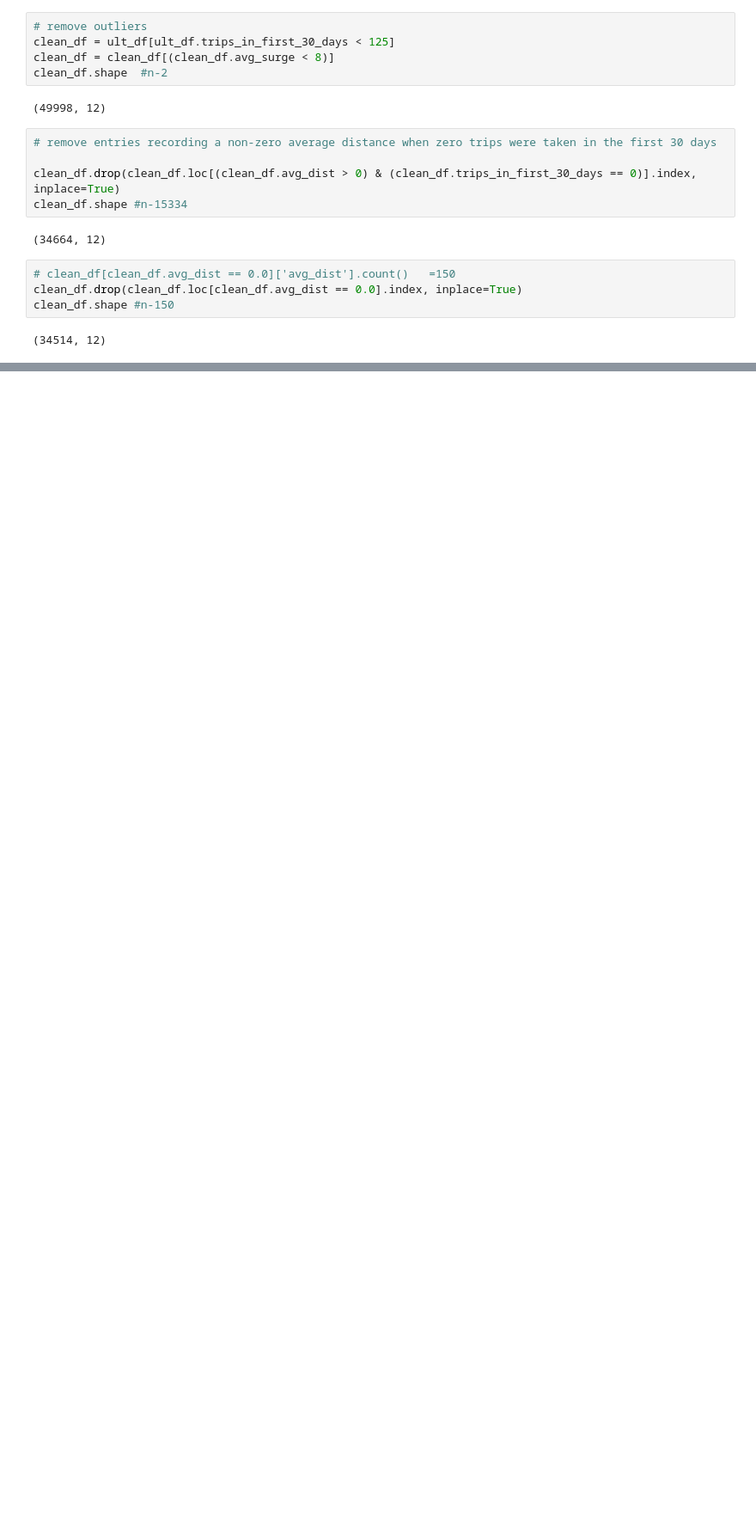
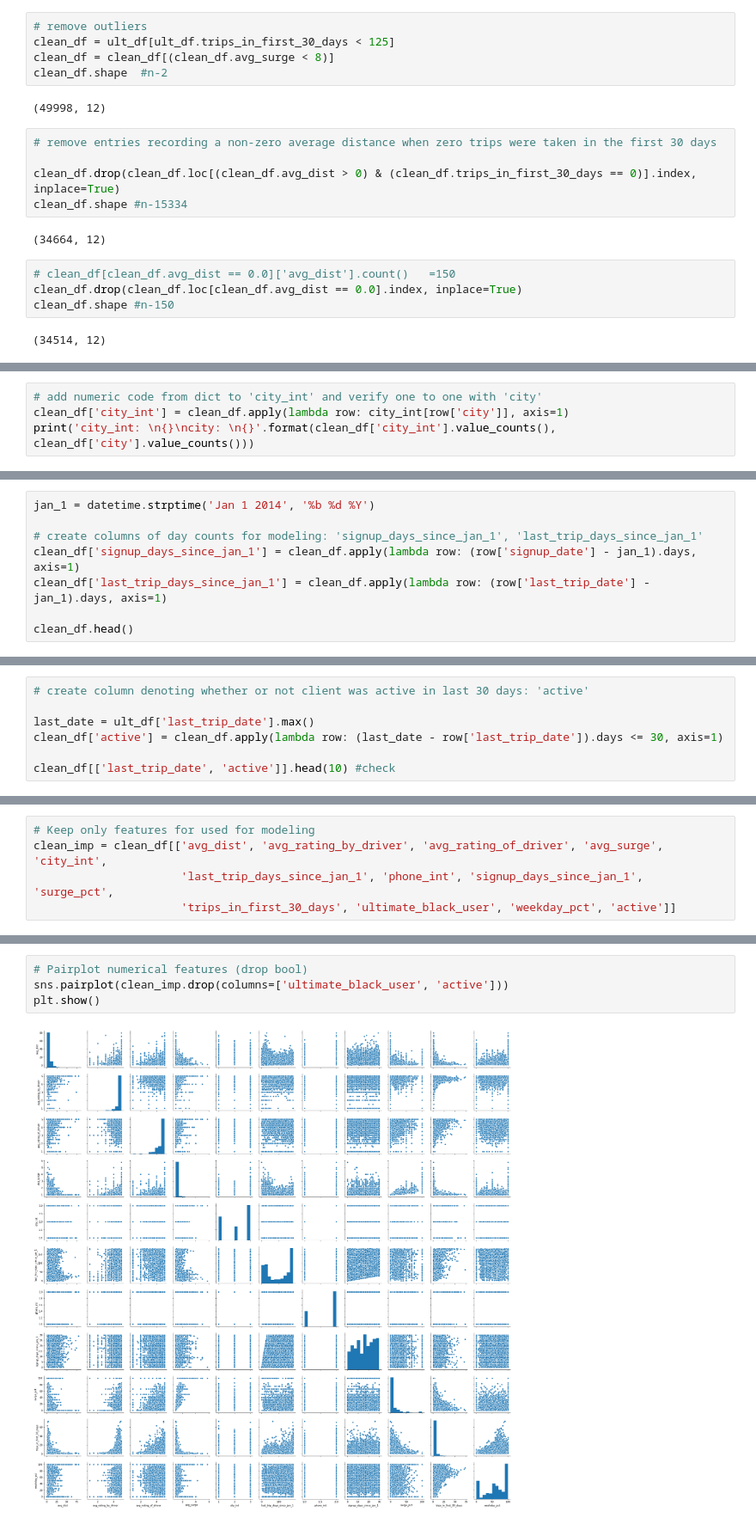
Before and after one commit to jslaga/SpringboardDSC, a Jupyter notebook: Take-Home_Challenges/Ultimate_Data_Challenge.ipynb, the cells around one changed output, grey strips where cells are left out. Shown at 86% size. Cells and saved outputs as stored; diff of their text form; blank space fills up the shorter version.

```diff
--- a/Take-Home_Challenges/Ultimate_Data_Challenge.ipynb
+++ b/Take-Home_Challenges/Ultimate_Data_Challenge.ipynb
@@ -474,0 +502,4 @@ clean_df.shape #n-150
+# %%
+# add numeric code from dict to 'city_int' and verify one to one with 'city'
+clean_df['city_int'] = clean_df.apply(lambda row: city_int[row['city']], axis=1)
+print('city_int: \n{}\ncity: \n{}'.format(clean_df['city_int'].value_counts(), clean_df['city'].value_counts()))
@@ -474,0 +519,8 @@ clean_df.shape #n-150
+# %%
+jan_1 = datetime.strptime('Jan 1 2014', '%b %d %Y')
+
+# create columns of day counts for modeling: 'signup_days_since_jan_1', 'last_trip_days_since_jan_1'
+clean_df['signup_days_since_jan_1'] = clean_df.apply(lambda row: (row['signup_date'] - jan_1).days, axis=1)
+clean_df['last_trip_days_since_jan_1'] = clean_df.apply(lambda row: (row['last_trip_date'] - jan_1).days, axis=1)
+
+clean_df.head()
@@ -474,0 +558,7 @@ clean_df.shape #n-150
+# %%
+# create column denoting whether or not client was active in last 30 days: 'active'
+
+last_date = ult_df['last_trip_date'].max()
+clean_df['active'] = clean_df.apply(lambda row: (last_date - row['last_trip_date']).days <= 30, axis=1)
+
+clean_df[['last_trip_date', 'active']].head(10) #check
@@ -474,0 +585,5 @@ clean_df.shape #n-150
+# %%
+# Keep only features for used for modeling
+clean_imp = clean_df[['avg_dist', 'avg_rating_by_driver', 'avg_rating_of_driver', 'avg_surge', 'city_int',
+                      'last_trip_days_since_jan_1', 'phone_int', 'signup_days_since_jan_1', 'surge_pct',
+                      'trips_in_first_30_days', 'ultimate_black_user', 'weekday_pct', 'active']]
@@ -474,0 +623,6 @@ clean_df.shape #n-150
+# %%
+# Pairplot numerical features (drop bool)
+sns.pairplot(clean_imp.drop(columns=['ultimate_black_user', 'active']))
+plt.show()
+# %% [output]
+[figure, added]
```
Also changed, not shown: parts of 23 cells of this notebook.
